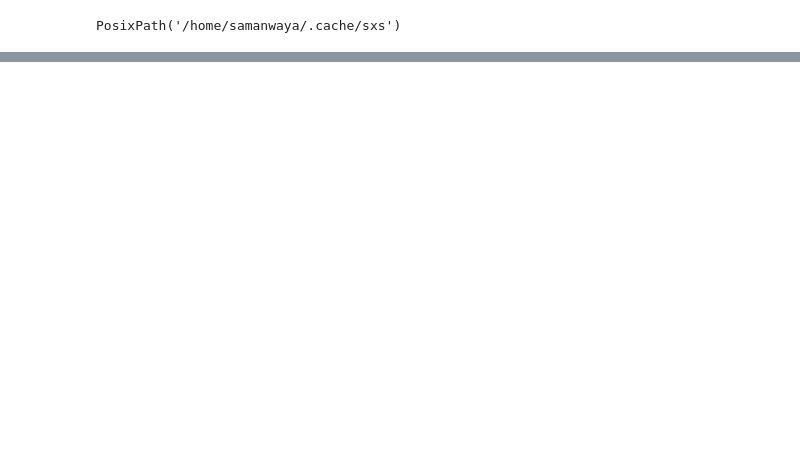
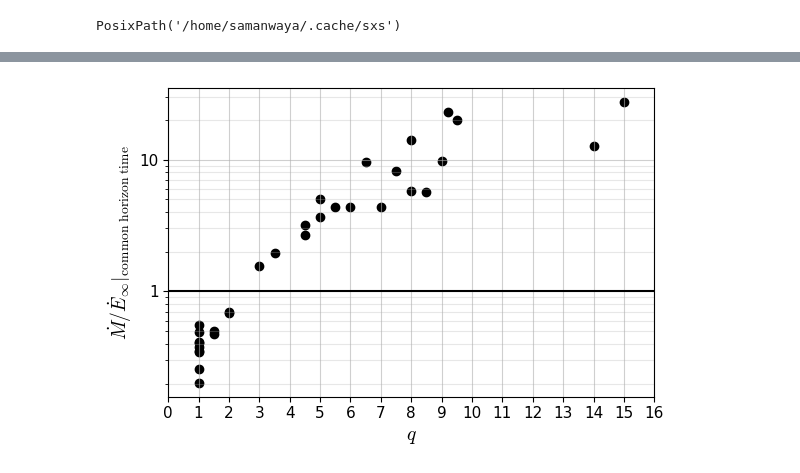
Before and after one commit to samanwaya-mukherjee/gwfit, a Jupyter notebook: notebooks/entropy_nr_2.ipynb, the cells around one changed output, grey strips where cells are left out. Cells and saved outputs as stored; diff of their text form; code cells hidden in the pictures; blank space fills up the shorter version.

```diff
--- a/notebooks/entropy_nr_2.ipynb
+++ b/notebooks/entropy_nr_2.ipynb
@@ -109,0 +295,61 @@ SXS:BBH:2477 14.999984440092447
+# %%
+fig, ax = plt.subplots(figsize=(6, 4))
+
+for sim_label in nonspinning_circular_labels:
+    dMdt = dMdt_data[sim_label]
+    gw_freq = freq_data[sim_label]
+    gw_flux = gw_flux_data[sim_label]
+
+    flux_ratio = dMdt / gw_flux
+    R_final = flux_ratio[-1]
+
+    q = q_values[sim_label]
+
+
+    ax.scatter(q,R_final,color='k')
+    # ax.semilogy(MOmega_orb,flux_ratio,color=color)
+# plt.axvline(isco ,c='r',ls='--',label='ISCO')
+# plt.axvline(isco * np.pi,c='r',ls='--',label='ISCO')
+plt.yscale('log')
+plt.axhline(1,c='k',)
+# plt.axvline(3)
+plt.xlabel('$q$')
+# plt.xlabel('$M\\omega_{\\rm orb}$')
+plt.ylabel('$\\dot{M}/\\dot{E}_\\infty|_{\\rm common ~horizon ~time}$')
+# plt.grid()
+# plt.legend()
+# ticks = [1e-3, 1e-2, 1e-1, 1, 10, 100]
+# labels = [
+#     r"$10^{-3}$",
+#     r"$10^{-2}$",
+#     r"$10^{-1}$",
+#     r"$1$",
+#     r"$10$",
+#     r"$100$",
+# ]
+
+# ticks = ax.get_xticks()
+# ticks = np.sort(np.append(ticks, 3))
+ticks = np.linspace(0,16,17)
+ax.set_xticks(ticks)
+ax.set_yticks([1,10],[1,10])
+from matplotlib.ticker import LogLocator
+
+# Major ticks at powers of 10
+ax.yaxis.set_major_locator(LogLocator(base=10))
+
+# Minor ticks at 2,3,...,9 within each decade
+ax.yaxis.set_minor_locator(LogLocator(base=10, subs=np.arange(2, 10)))
+
+# Grid
+ax.grid(which='major', alpha=0.6)
+ax.grid(which='minor', alpha=0.3)
+# plt.yticks(ticks,labels)
+# sm = cm.ScalarMappable(norm=norm, cmap=cmap)
+# cbar = plt.colorbar(sm, ax=ax)
+# cbar.set_label("$q$")
+plt.tight_layout()
+plt.savefig('/home/samanwaya/HFluxNR/data_and_plots/flux_ratio_com_hor',dpi=200)
+plt.show()
+# %% [output]
+[figure, added]
```
Also changed, not shown: parts of 7 cells of this notebook.
